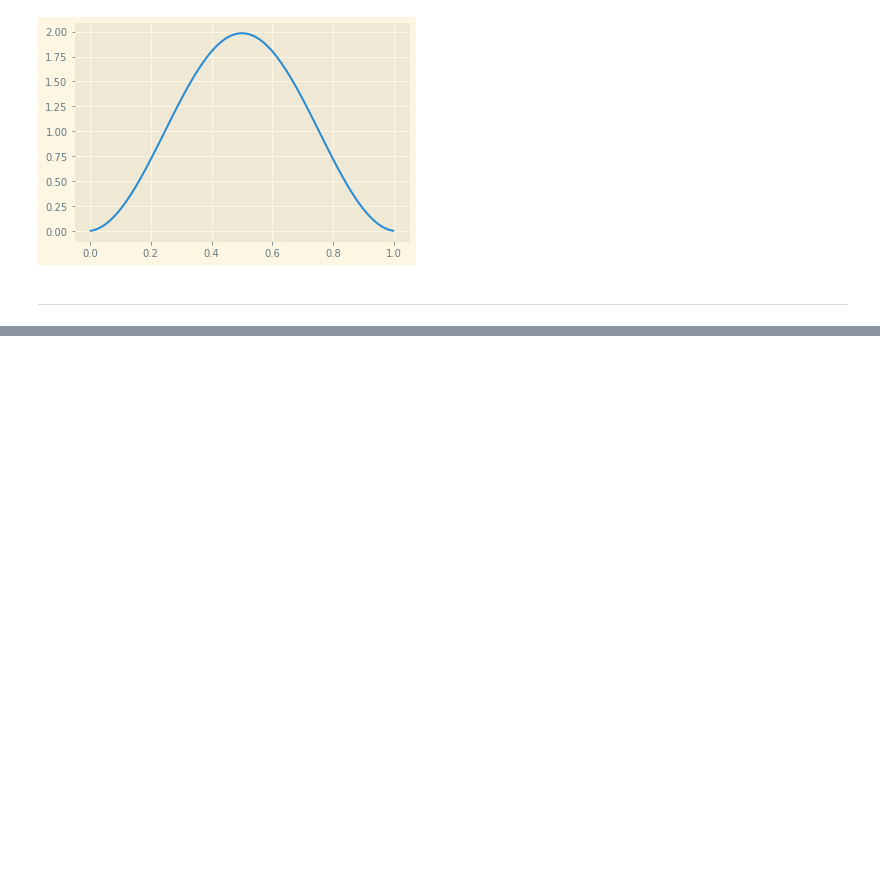
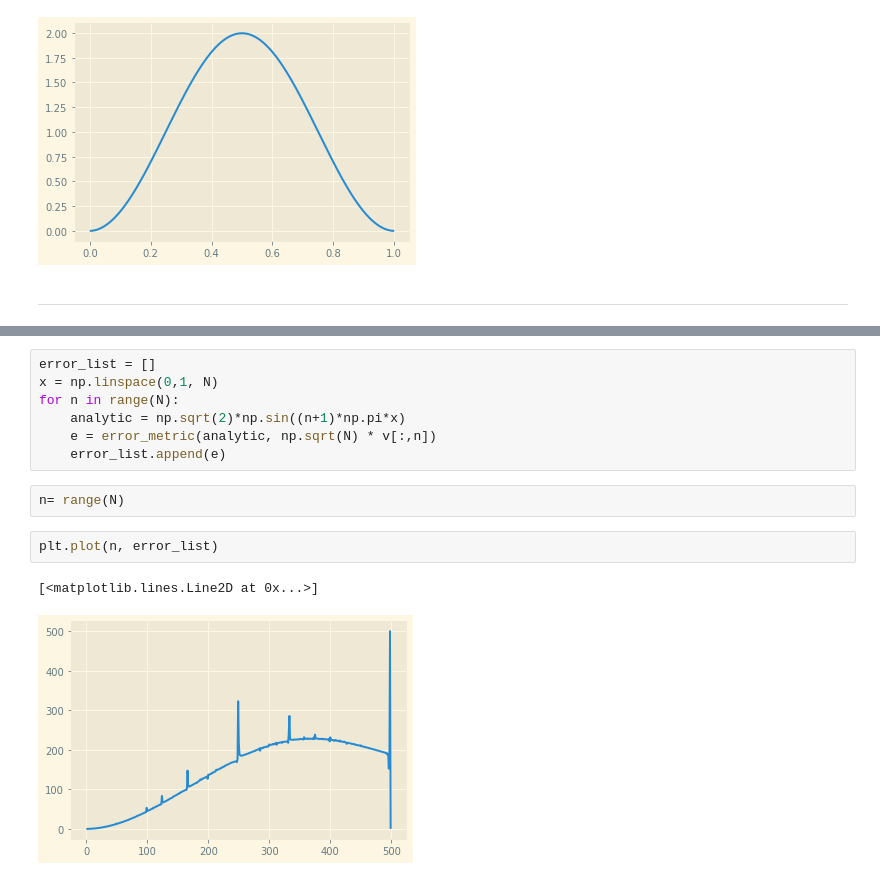
Before and after one commit to kklocker/NumFys, a Jupyter notebook: Assignment_3/Untitled.ipynb, the cells around one changed output, grey strips where cells are left out. Drawn from its saved outputs; the diff is of its cells as text; blank space fills up the shorter version.

```diff
--- a/Assignment_3/Untitled.ipynb
+++ b/Assignment_3/Untitled.ipynb
@@ -58,0 +68,14 @@ plt.plot(x, PSI[0])
+# %%
+error_list = []
+x = np.linspace(0,1, N)
+for n in range(N):
+    analytic = np.sqrt(2)*np.sin((n+1)*np.pi*x)
+    e = error_metric(analytic, np.sqrt(N) * v[:,n])
+    error_list.append(e)
+# %%
+n= range(N)
+# %%
+plt.plot(n, error_list)
+# %% [output]
+[<matplotlib.lines.Line2D at 0x...>]
+[figure, added]
```
Also changed, not shown: parts of 18 cells of this notebook, 7 other files.
